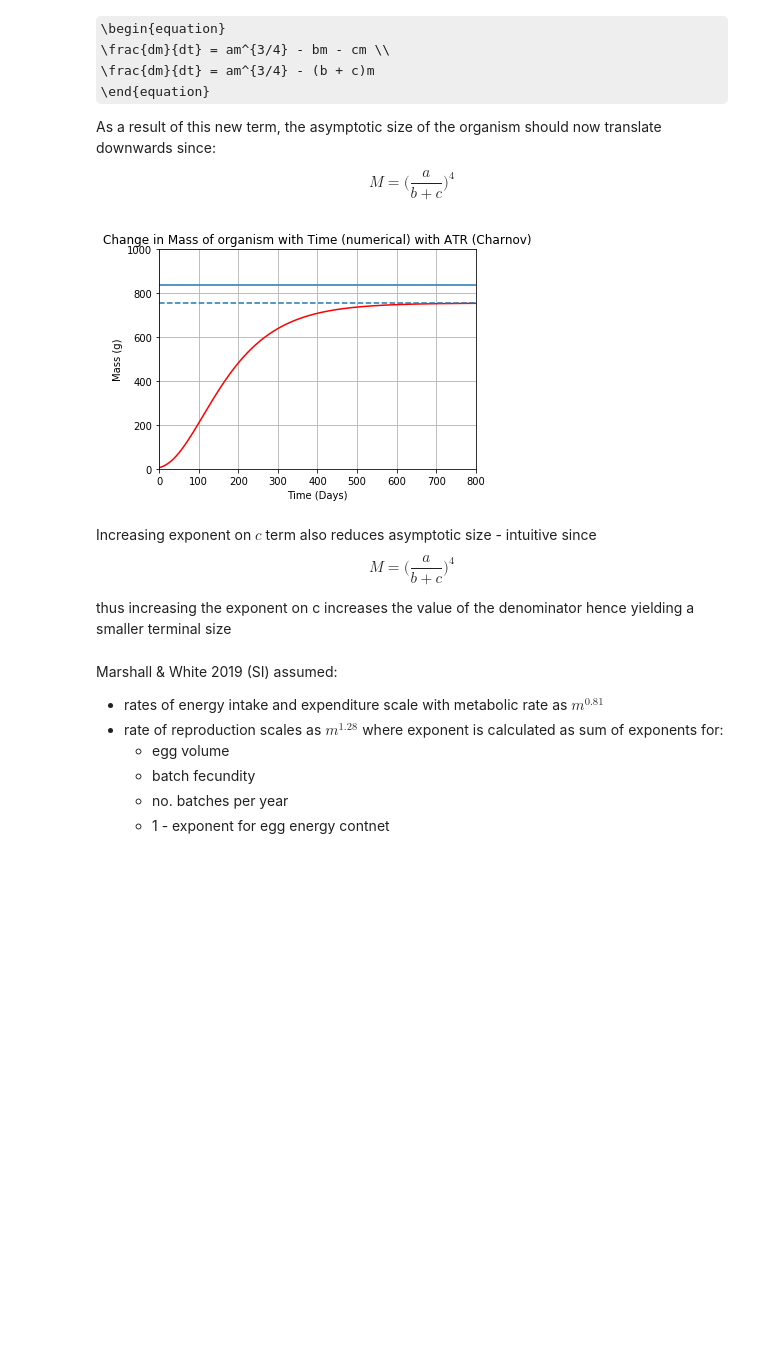
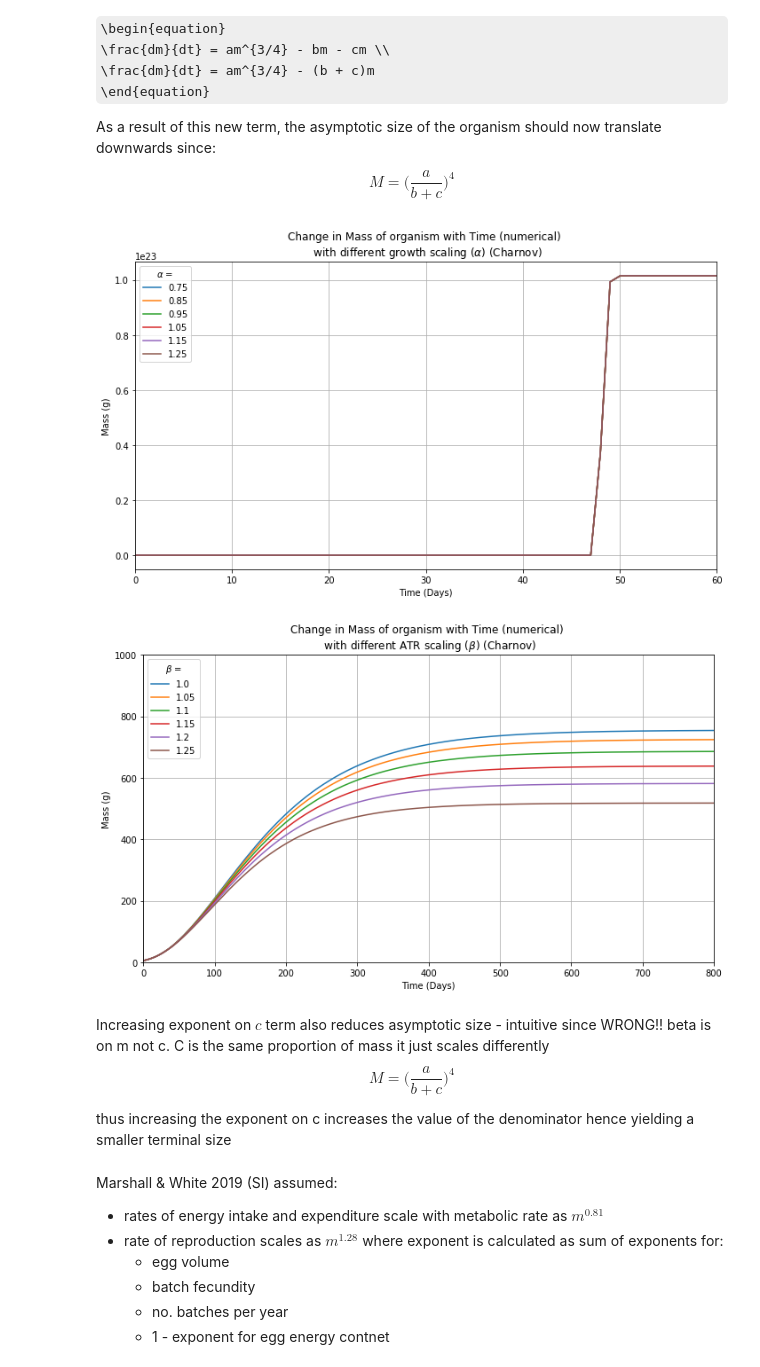
Before and after one commit to lvassor/HyperallometricFecundity, a Jupyter notebook: Code/ontogenetic_growth.ipynb, the cells around one changed output. Saved outputs shown, nothing was run; the diff lists cells and outputs as text; code cells hidden in the pictures; some formulas as TeX source; blank space fills up the shorter version.

```diff
--- a/Code/ontogenetic_growth.ipynb
+++ b/Code/ontogenetic_growth.ipynb
@@ -122,39 +122,70 @@ As a result of this new term, the asymptotic size of the organism should now tra
     M = \Big(\frac{a}{b+c}\Big)^4
 \end{equation}
 # %%
-def dm_dt(m,t,a,b,c,beta):                                  # numerically counting the behaviour of this model by repeating this mdoel as many times so as to have accurate representation of what model is doing
+def dm_dt_char(m,t,a,b,c,alpha,beta):                                  # numerically counting the behaviour of this model by repeating this mdoel as many times so as to have accurate representation of what model is doing
     """ Charnov ODE model of growth with reproduction
     Takes model parameters and populates array
     based on model calculations"""                      # t=0 is default
-    dmdt = a*(m**0.75) - b*m - c*(m**beta)
+    dmdt = a*(m**alpha) - b*m - c*(m**beta)
     return sc.array(dmdt)
 
 # Initial conditions
 a = 0.2
 b = a/(840**0.25)     # rearrange eq. 6 to find b in terms of a
 c = 0.001
-beta=1 # scaling of reproductive allocation with mass
+alpha_values = np.array([0.75, 0.85, 0.95, 1.05, 1.15, 1.25])
+beta_values = np.array([1, 1.05, 1.1, 1.15, 1.2, 1.25]) # scaling of reproductive allocation with mass
 
-# Integrate - numerically derived mass with time
-int_mass = integrate.odeint(dm_dt, mass0, t=time, args=(a,b,c,beta))
 
-# Plot numerical solution
-growth_curve = plt.plot(time, int_mass, 'r-', label = 'Mass with Time')
+# Integrate and plot - numerically derived mass with time across different beta exponent values (ATR)
+for i in range(len(alpha_values)):
+    alpha = 1.1 #alpha_values[i]
+    beta = 1.2
+    int_mass_alpha = integrate.odeint(dm_dt_char, mass0, t=time, args=(a,b,c,alpha,beta))
+    plt.plot(time, int_mass_alpha, label = alpha_values[i])
+
+
+
+# Plot numerical solution across alpha values
 plt.xlabel('Time (Days)')
 plt.ylabel('Mass (g)')
-plt.title('Change in Mass of organism with Time (numerical) with ATR (Charnov)')
+plt.title('Change in Mass of organism with Time (numerical) \n with different growth scaling ({}) (Charnov)'.format(r'$\alpha$'))
+plt.grid(True)
+axes = plt.gca()
+axes.set_xlim([0,60])
+# axes.set_ylim([0,1000])
+plt.tight_layout()
+plt.rcParams['figure.figsize'] = [10, 6]
+plt.legend(loc='upper left', title=r'$\alpha$ = ')
+plt.show()
+
+
+# Integrate and plot - numerically derived mass with time across different beta exponent values (ATR)
+for i in range(len(beta_values)):
+    alpha = 0.75
+    beta = beta_values[i]
+    int_mass_beta = integrate.odeint(dm_dt_char, mass0, t=time, args=(a,b,c,alpha,beta))
+    plt.plot(time, int_mass_beta, label = beta_values[i]) # label = 'Mass with Time')
+
+
+
+# Plot numerical solution across beta values
+plt.xlabel('Time (Days)')
+plt.ylabel('Mass (g)')
+plt.title('Change in Mass of organism with Time (numerical) \n with different ATR scaling ({}) (Charnov)'.format(r'$\beta$'))
 plt.grid(True)
 axes = plt.gca()
 axes.set_xlim([0,800])
 axes.set_ylim([0,1000])
-plt.axhline((a/b)**4) # asymptotic growth
-plt.axhline((a/(b+c))**4, linestyle='--') # asymptotic growth
 plt.tight_layout()
+plt.rcParams['figure.figsize'] = [10, 6] # change plot size
+plt.legend(loc='upper left', title=r'$\beta$ = ')
 plt.show()
 # %% [output]
-[figure, old version]
+[figure, new version]
+[figure, added]
 # %% [markdown]
-Increasing exponent on $c$ term also reduces asymptotic size - intuitive since
+Increasing exponent on $c$ term also reduces asymptotic size - intuitive since WRONG!! beta is on m not c. C is the same proportion of mass it just scales differently
 \begin{equation}
     M = \Big(\frac{a}{b+c}\Big)^4
 \end{equation}
```
Also changed, not shown: parts of 3 cells of this notebook, 2 other files.
